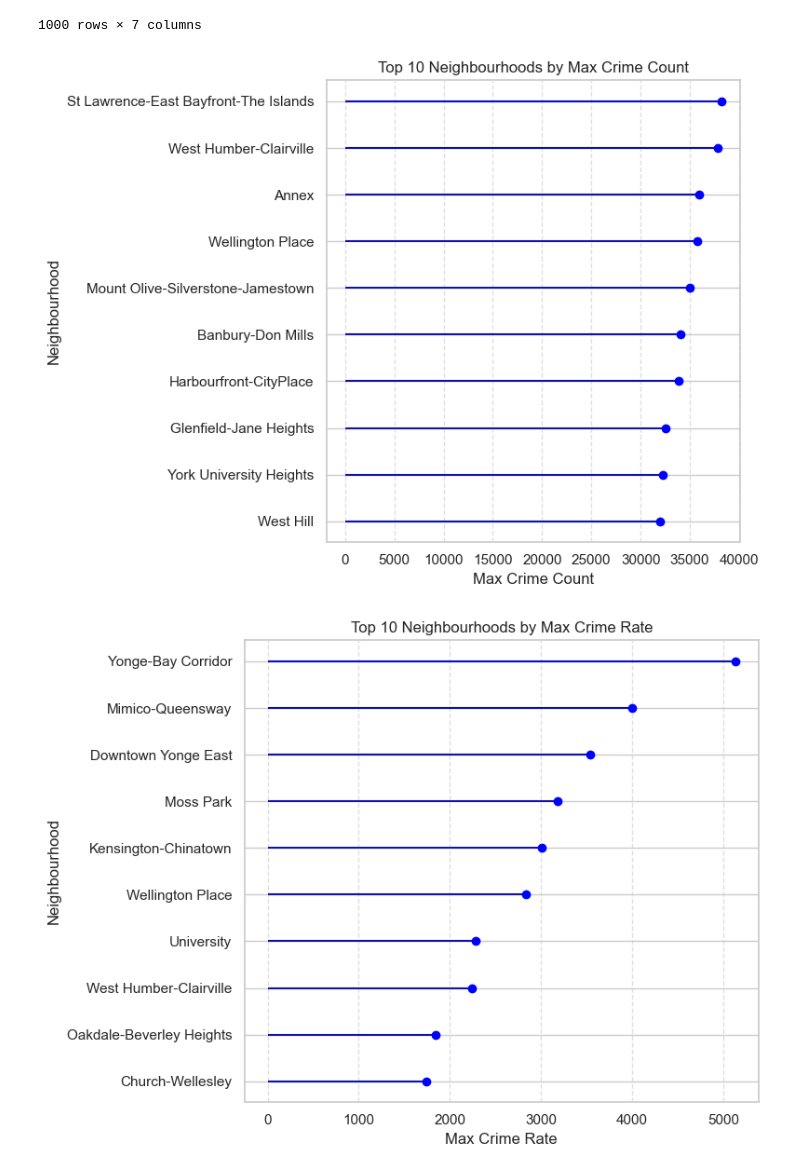
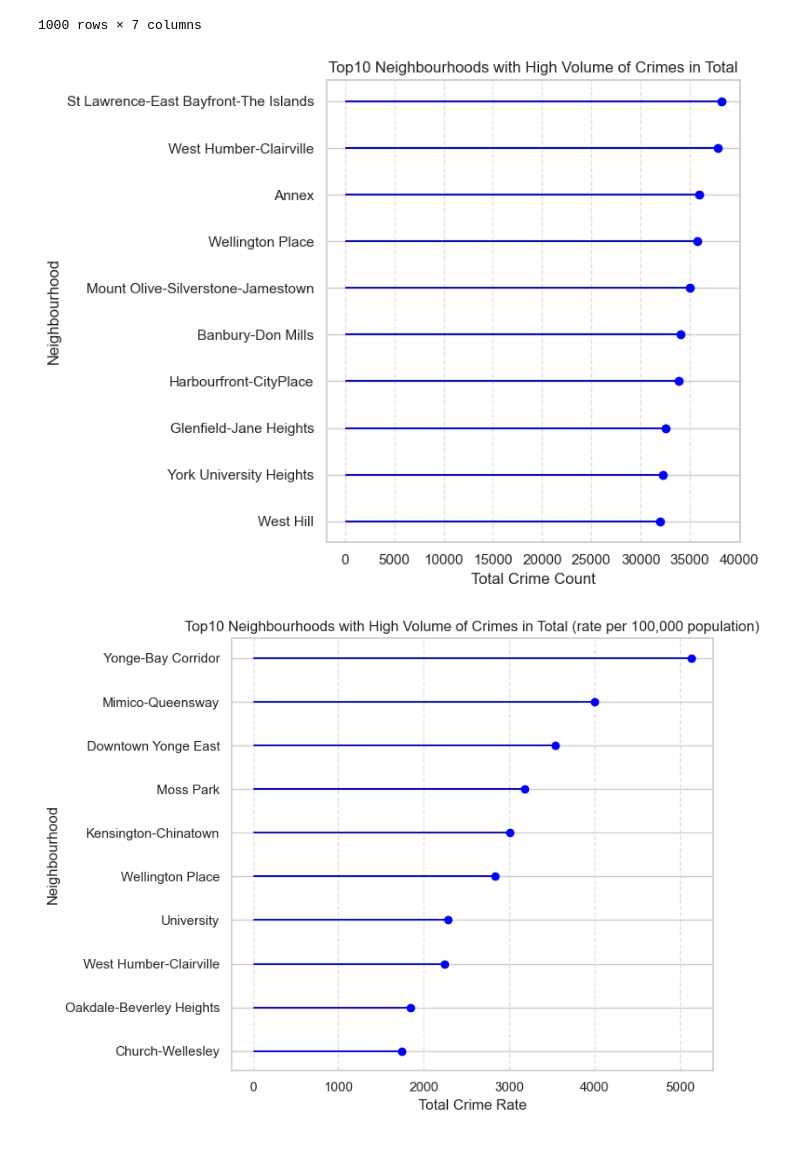
Before and after one commit to syn-namon/visualization, a Jupyter notebook: 02_activities/assignments/assignment_3_code.ipynb, the cells around one changed output. Cells and saved outputs as stored; diff of their text form; code cells hidden in the pictures.

```diff
--- a/02_activities/assignments/assignment_3_code.ipynb
+++ b/02_activities/assignments/assignment_3_code.ipynb
@@ -168,5 +165,5 @@ df_rate_top10  = df_rate[df_rate['AREA_NAME'].isin(top_hoods_rate)].copy()
 # %%
-#plotting top 10 hoods for count, style 2:
+#plotting top 10 hoods for count
 
 count_lollipop = (df_count_top10.groupby('AREA_NAME')['Value'].max().sort_values())
 
@@ -179,40 +176,40 @@ plt.hlines(y=my_range, xmin=0, xmax=ordered_count_lpop['MAX_VALUE'], color='#101
 plt.plot(ordered_count_lpop['MAX_VALUE'], my_range, "o", color='#0000FF')
 
 plt.yticks(my_range, ordered_count_lpop['AREA_NAME'])
-plt.title('Top 10 Neighbourhoods by Max Crime Count', loc='center')
-plt.xlabel('Max Crime Count')
+plt.title('Top10 Neighbourhoods with High Volume of Crimes in Total', loc='center')
+plt.xlabel('Total Crime Count')
 plt.ylabel('Neighbourhood')
 
 plt.grid(axis='x', linestyle='--', alpha=0.6)
 plt.tight_layout()
-plt.savefig("Top 10 Neighbourhoods by Max Crime Count.png", dpi=300, bbox_inches='tight')
+plt.savefig("Top10 Neighbourhoods with High Volume of Crimes in Total.png", dpi=300, bbox_inches='tight')
 plt.show()
 # %% [output]
-[figure, old version]
+[figure, new version]
 # %%
-#plotting top 10 hoods for rate, style 2:
+#plotting top 10 hoods for rate
 
 rate_lollipop = (df_rate_top10.groupby('AREA_NAME')['Value'].max().sort_values())
 
 ordered_rate_lpop = rate_lollipop.reset_index()
 ordered_rate_lpop.columns = ['AREA_NAME', 'MAX_VALUE']
 my_range = range(1, len(ordered_rate_lpop) + 1)
 
 plt.figure(figsize=(8, 6))
 plt.hlines(y=my_range, xmin=0, xmax=ordered_rate_lpop['MAX_VALUE'], color='#1010B1')
 plt.plot(ordered_rate_lpop['MAX_VALUE'], my_range, "o", color='#0000FF')
 
 plt.yticks(my_range, ordered_rate_lpop['AREA_NAME'])
-plt.title('Top 10 Neighbourhoods by Max Crime Rate', loc='center')
-plt.xlabel('Max Crime Rate')
+plt.title('Top10 Neighbourhoods with High Volume of Crimes in Total (rate per 100,000 population)', loc='center')
+plt.xlabel('Total Crime Rate')
 plt.ylabel('Neighbourhood')
 
 plt.grid(axis='x', linestyle='--', alpha=0.6)
 plt.tight_layout()
-plt.savefig("Top 10 Neighbourhoods by Max Crime Rate.png", dpi=300, bbox_inches='tight')
+plt.savefig("Top10 Neighbourhoods with High Volume of Crimes in Total (rate per 100,000 population).png", dpi=300, bbox_inches='tight')
 plt.show()
 # %% [output]
-[figure, old version]
+[figure, new version]
 # %%
 #plotting crime volume over time for rates df
 sns.set_theme(style='whitegrid')
```
Also changed, not shown: parts of 13 cells of this notebook, 16 other files.
